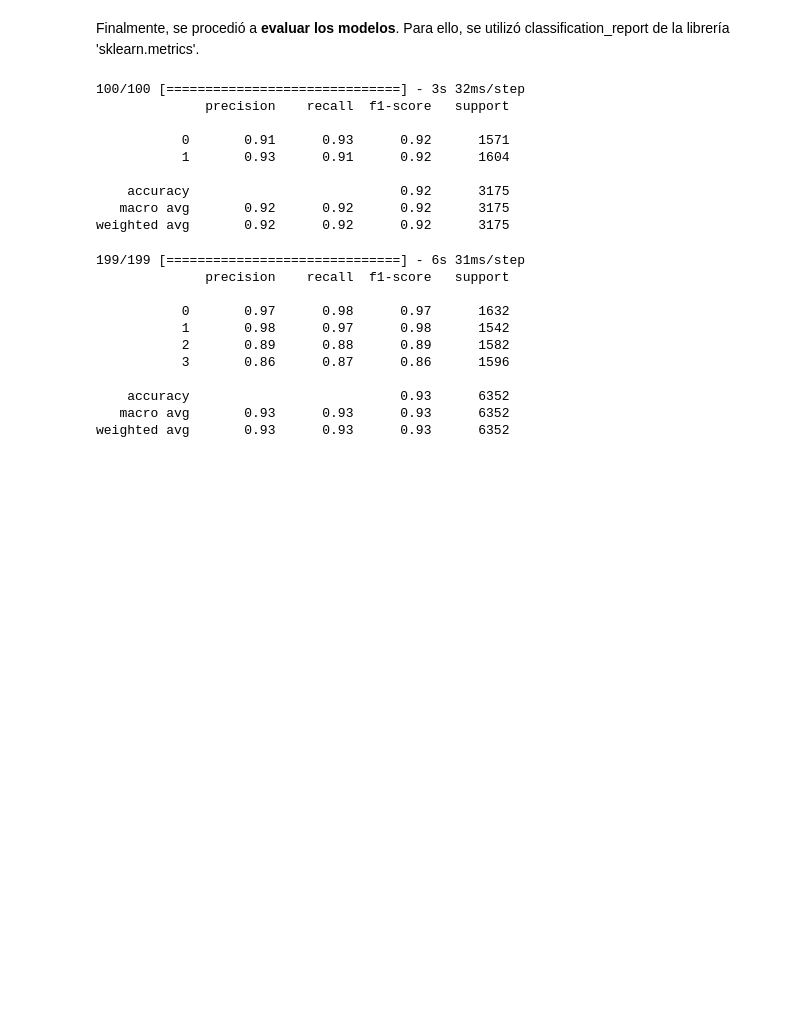
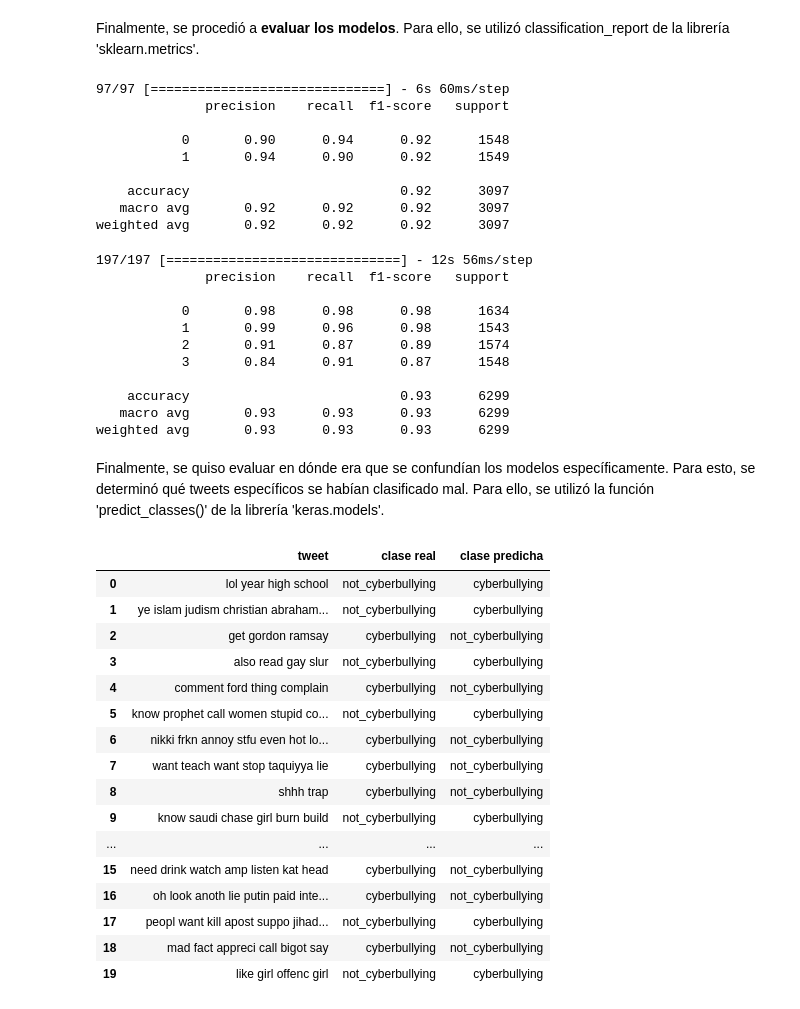
Before and after one commit to stefanoaragoni/ProyectoDeepLearning, a Jupyter notebook: proyecto.ipynb, the cells around one changed output. Drawn from its saved outputs; the diff is of its cells as text; code cells hidden in the pictures; blank space fills up the shorter version.

```diff
--- a/proyecto.ipynb
+++ b/proyecto.ipynb
@@ -163,6 +163,8 @@ def remove_urls_mentions_hashtags(text, type):
     text = re.sub('<.*?>', '', text) # HTML tags
     text = re.sub('[^a-zA-Z]', ' ', text) # Puntuación y números
 
+    text = text.replace('rt', '')
+
     stemmer = PorterStemmer()
     text = text.split()
     text = [stemmer.stem(word) for word in text if not word in set(stopwords.words('english'))]
@@ -173,6 +175,10 @@ def remove_urls_mentions_hashtags(text, type):
 for i in tqdm(range(len(data))):
     try:
         text, type = remove_urls_mentions_hashtags(data['tweet_text'][i], data['cyberbullying_type'][i])
+
+        if text == '':
+            continue
+
         new_tweets.append(text)
         new_types.append(type)
     except:
@@ -459,15 +461,15 @@ y_pred_m1 = np.round(y_pred_m1).astype(int)
 
 print(classification_report(y_test_m1, y_pred_m1))
 # %% [output]
-100/100 [==============================] - 3s 32ms/step
+97/97 [==============================] - 6s 60ms/step
               precision    recall  f1-score   support
 
-           0       0.91      0.93      0.92      1571
-           1       0.93      0.91      0.92      1604
+           0       0.90      0.94      0.92      1548
+           1       0.94      0.90      0.92      1549
 
-    accuracy                           0.92      3175
-   macro avg       0.92      0.92      0.92      3175
-weighted avg       0.92      0.92      0.92      3175
+    accuracy                           0.92      3097
+   macro avg       0.92      0.92      0.92      3097
+weighted avg       0.92      0.92      0.92      3097
 # %%
 # ---------------------- Modelo 2 ----------------------
 
@@ -477,14 +479,51 @@ y_pred_m2 = np.argmax(y_pred_m2, axis=1)
 
 print(classification_report(y_test_m2, y_pred_m2))
 # %% [output]
-199/199 [==============================] - 6s 31ms/step
+197/197 [==============================] - 12s 56ms/step
               precision    recall  f1-score   support
 
-           0       0.97      0.98      0.97      1632
-           1       0.98      0.97      0.98      1542
-           2       0.89      0.88      0.89      1582
-           3       0.86      0.87      0.86      1596
+           0       0.98      0.98      0.98      1634
+           1       0.99      0.96      0.98      1543
+           2       0.91      0.87      0.89      1574
+           3       0.84      0.91      0.87      1548
 
-    accuracy                           0.93      6352
-   macro avg       0.93      0.93      0.93      6352
-weighted avg       0.93      0.93      0.93      6352
+    accuracy                           0.93      6299
+   macro avg       0.93      0.93      0.93      6299
+weighted avg       0.93      0.93      0.93      6299
+# %% [markdown]
+Finalmente, se quiso evaluar en dónde era que se confundían los modelos específicamente. Para esto, se determinó qué tweets específicos se habían clasificado mal. Para ello, se utilizó la función 'predict_classes()' de la librería 'keras.models'.
+# %%
+# Generar un dataset con los tweets que el primer modelo clasificó mal. TWEET, CLASE REAL, CLASE PREDICHA
+
+y_test_m1_array = np.array(y_test_m1)
+modelo1_errores = []
+for i in range(len(y_pred_m1)):
+    if y_test_m1_array[i] != y_pred_m1[i][0]:
+
+        real_class = 'cyberbullying' if y_test_m1_array[i] == 1 else 'not_cyberbullying'
+        predicted_class = 'cyberbullying' if y_pred_m1[i][0] == 1 else 'not_cyberbullying'
+
+        modelo1_errores.append([X_test_m1.iloc[i], real_class, predicted_class])
+
+modelo1_errores = pd.DataFrame(modelo1_errores, columns = ['tweet', 'clase real', 'clase predicha'])
+modelo1_errores.to_csv('modelo1_errores.csv', index = False)
+
+modelo1_errores.head(20)
+# %% [output]
+|  | tweet | clase real | clase predicha |
+| 0 | lol year high school | not_cyberbullying | cyberbullying |
+| 1 | ye islam judism christian abraham... | not_cyberbullying | cyberbullying |
+| 2 | get gordon ramsay | cyberbullying | not_cyberbullying |
+| 3 | also read gay slur | not_cyberbullying | cyberbullying |
+| 4 | comment ford thing complain | cyberbullying | not_cyberbullying |
+| 5 | know prophet call women stupid co... | not_cyberbullying | cyberbullying |
+| 6 | nikki frkn annoy stfu even hot lo... | cyberbullying | not_cyberbullying |
+| 7 | want teach want stop taquiyya lie | cyberbullying | not_cyberbullying |
+| 8 | shhh trap | cyberbullying | not_cyberbullying |
+| 9 | know saudi chase girl burn build | not_cyberbullying | cyberbullying |
+| ... | ... | ... | ... |
+| 15 | need drink watch amp listen kat head | cyberbullying | not_cyberbullying |
+| 16 | oh look anoth lie putin paid inte... | cyberbullying | not_cyberbullying |
+| 17 | peopl want kill apost suppo jihad... | not_cyberbullying | cyberbullying |
+| 18 | mad fact appreci call bigot say | cyberbullying | not_cyberbullying |
+| 19 | like girl offenc girl | not_cyberbullying | cyberbullying |
```
Also changed, not shown: parts of 10 cells of this notebook, 4 other files.
